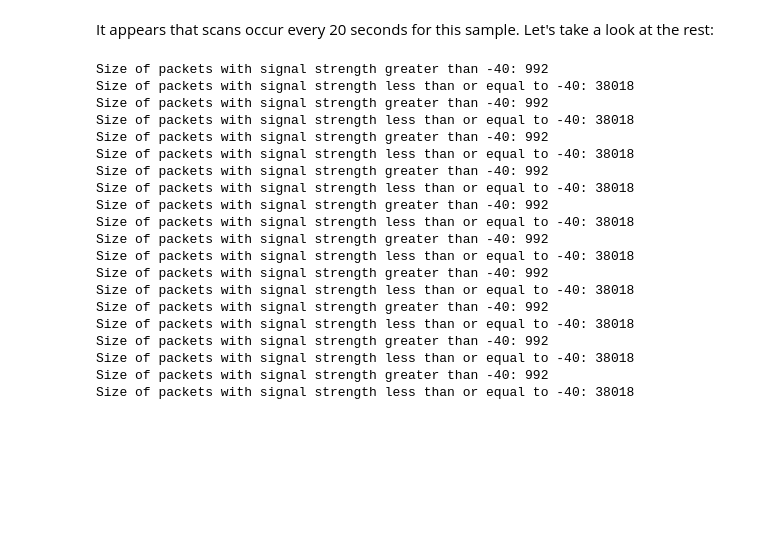
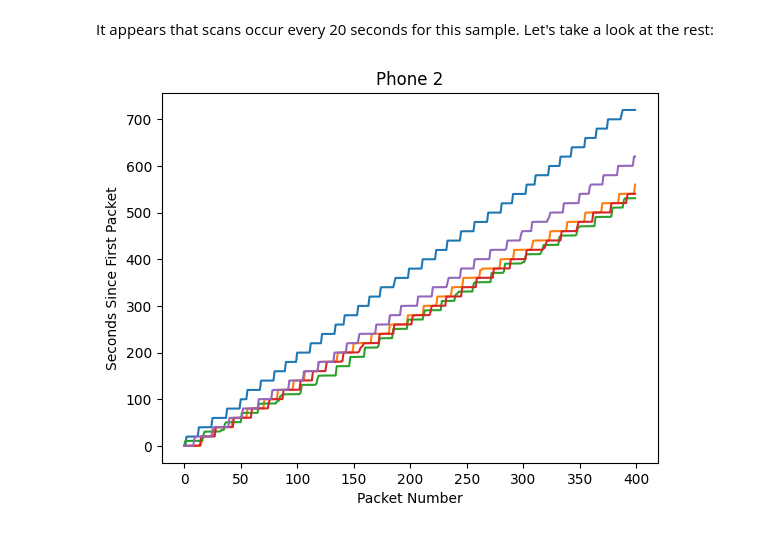
Before and after one commit to jdeinum/SDR, a Jupyter notebook: analysis/sdr.ipynb, the cells around one changed output. Cells and saved outputs as stored; diff of their text form; code cells hidden in the pictures; blank space fills up the shorter version.

```diff
--- a/analysis/sdr.ipynb
+++ b/analysis/sdr.ipynb
@@ -461,7 +463,7 @@ def read_data_with_ss(filename):
     with open(filename, "r") as file:
         for line in file:
             time, channel, signal = line.strip().split(' ')
-            x.append([float(time), signal, int(signal)])
+            x.append([float(time), channel, int(signal)])
 
     return x
 
@@ -469,16 +471,13 @@ def partition(data, t):
     stronger = []
     weaker = []
 
-    for x in d1:
+    for x in data:
         if x[2] > signal_threshold:
             stronger.append(x)
         else:
             weaker.append(x)
 
-    print("Size of packets with signal strength greater than {}: {}".format(str(signal_threshold), len(stronger)))
-    print("Size of packets with signal strength less than or equal to {}: {}".format(str(signal_threshold), len(weaker)))
-
-    return stronger, weaker
+    return np.array(stronger, dtype=np.float64), np.array(weaker, dtype=np.float64)
 
 
 
@@ -534,45 +527,46 @@ It appears that scans occur every 20 seconds for this sample. Let's take a look
 # %%
 signal_threshold = -40
 
 d6 = read_data_with_ss("../data/sample6.txt")
 d7 = read_data_with_ss("../data/sample7.txt")
 d8 = read_data_with_ss("../data/sample8.txt")
 d9 = read_data_with_ss("../data/sample9.txt")
 d10 = read_data_with_ss("../data/sample10.txt")
 d11 = read_data_with_ss("../data/sample11.txt")
 d12 = read_data_with_ss("../data/sample12.txt")
 d13 = read_data_with_ss("../data/sample13.txt")
 d14 = read_data_with_ss("../data/sample14.txt")
 d15 = read_data_with_ss("../data/sample15.txt")
 
+
 s6, w6 = partition(d6, signal_threshold)
 s7, w7 = partition(d7, signal_threshold)
 s8, w8 = partition(d8, signal_threshold)
 s9, w9 = partition(d9, signal_threshold)
 s10, w10 = partition(d10, signal_threshold)
 s11, w11 = partition(d11, signal_threshold)
 s12, w12 = partition(d12, signal_threshold)
 s13, w13 = partition(d13, signal_threshold)
 s14, w14 = partition(d14, signal_threshold)
 s15, w15 = partition(d15, signal_threshold)
+
+
+all_sets_phone2 = [s6,s7,s8,s9,s10]
+all_sets_phone3 = [s11,s12,s13,s14,s15]
+
+
+
+
+for x in all_sets_phone2:
+    time_x = x[:, 0]
+    time_x = time_x - time_x[0]
+    plt.plot(time_x[:400])
+
+
+# plot the screen on dataset
+plt.xlabel('Packet Number')
+plt.ylabel('Seconds Since First Packet')
+plt.title("Phone 2")
+plt.show()
 # %% [output]
-Size of packets with signal strength greater than -40: 992
-Size of packets with signal strength less than or equal to -40: 38018
-Size of packets with signal strength greater than -40: 992
-Size of packets with signal strength less than or equal to -40: 38018
-Size of packets with signal strength greater than -40: 992
-Size of packets with signal strength less than or equal to -40: 38018
-Size of packets with signal strength greater than -40: 992
-Size of packets with signal strength less than or equal to -40: 38018
-Size of packets with signal strength greater than -40: 992
-Size of packets with signal strength less than or equal to -40: 38018
-Size of packets with signal strength greater than -40: 992
-Size of packets with signal strength less than or equal to -40: 38018
-Size of packets with signal strength greater than -40: 992
-Size of packets with signal strength less than or equal to -40: 38018
-Size of packets with signal strength greater than -40: 992
-Size of packets with signal strength less than or equal to -40: 38018
-Size of packets with signal strength greater than -40: 992
-Size of packets with signal strength less than or equal to -40: 38018
-Size of packets with signal strength greater than -40: 992
-Size of packets with signal strength less than or equal to -40: 38018
+[figure, added]
```
Also changed, not shown: parts of 9 cells of this notebook.
